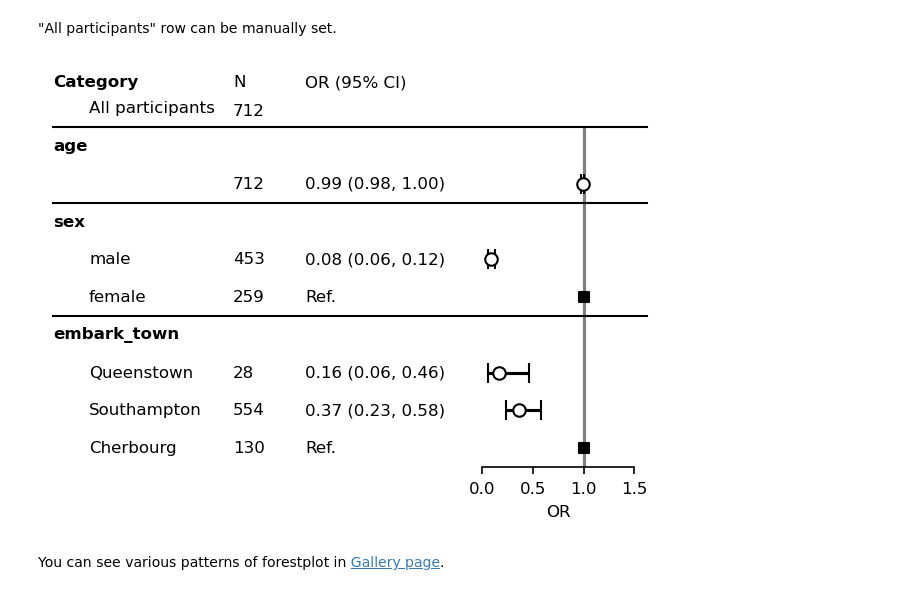
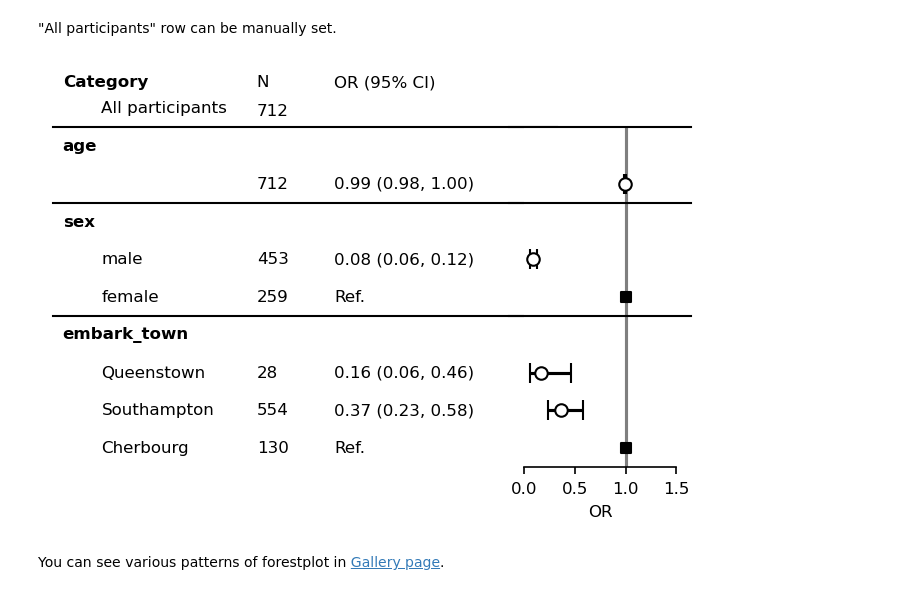
Before and after one commit to toshiakiasakura/myforestplot, a Jupyter notebook: docs_src/notebooks/1_quickstart.ipynb, the cells around one changed output. Saved outputs shown, nothing was run; the diff lists cells and outputs as text; code cells hidden in the pictures.

```diff
--- a/docs_src/notebooks/1_quickstart.ipynb
+++ b/docs_src/notebooks/1_quickstart.ipynb
@@ -145,28 +142,28 @@ plt.show()
 "All participants" row can be manually set.
 # %%
 plt.rcParams["font.size"] = 8
-fp = mfp.BaseForestPlot(ratio=(8,3), dpi=150, figsize=(5,3),
+fp = mfp.SimpleForestPlot(ratio=(8,3), dpi=150, figsize=(5,3),
                         df=df, vertical_align=True)
 fp.errorbar(errorbar_kwds=None)
 fp.ax2.set_xlim([0, 1.5])
 fp.ax2.set_xticks([0, 0.5, 1, 1.5])
 fp.ax2.set_xlabel("OR")
 fp.ax2.axvline(x=1, ymin=0, ymax=1.0, color="black", alpha=0.5)
 
-fp.ax1.set_xlim([0.30, 1])
+fp.ax1.set_xlim([0.35, 1])
 y_header=1.7
 fp.embed_cate_strings("category", 0.30, header="Category",
                  text_kwds=dict(fontweight="bold"),
                  header_kwds=dict(fontweight="bold"),
                  y_header=y_header
                  )
 fp.embed_strings("item", 0.36, header="All participants", replace={"age":""})
 fp.embed_strings("nobs", 0.60, header="N", y_header=y_header)
 fp.ax1.text(0.60, 0.8, "712")
 fp.embed_strings("risk_pretty", 0.72, header="OR (95% CI)", y_header=y_header)
 fp.horizontal_variable_separators()
 plt.show()
 # %% [output]
-[figure, old version]
+[figure, new version]
 # %% [markdown]
 You can see various patterns of forestplot in [Gallery page](https://toshiakiasakura.github.io/myforestplot/notebooks/2_gallery.html).
```
Also changed, not shown: parts of 5 cells of this notebook, 2 other files.
